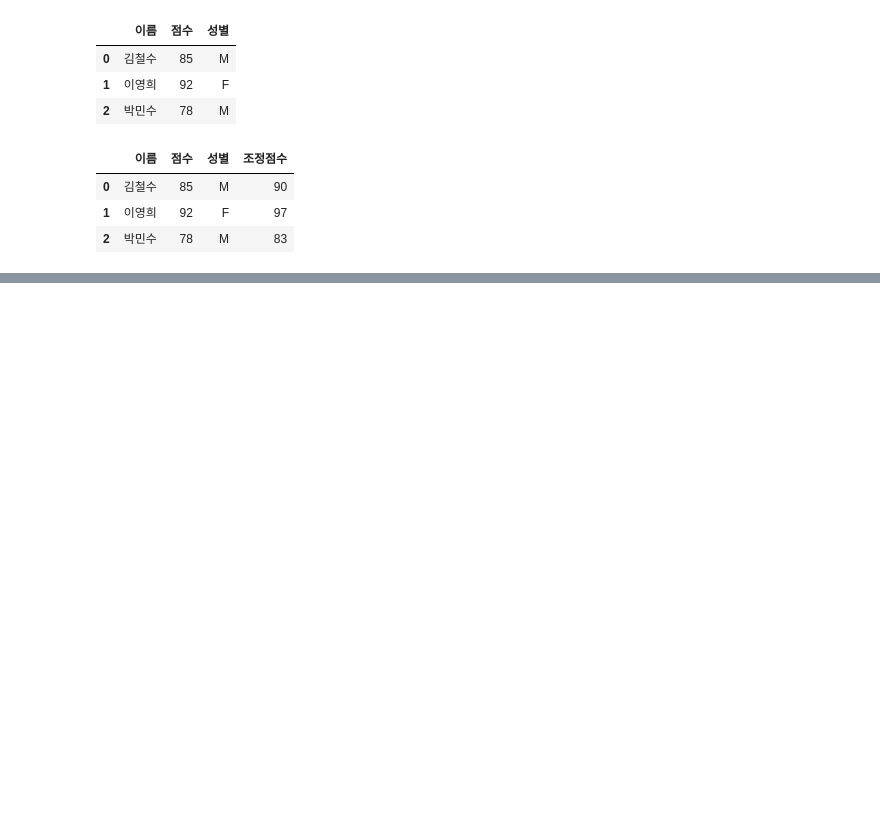
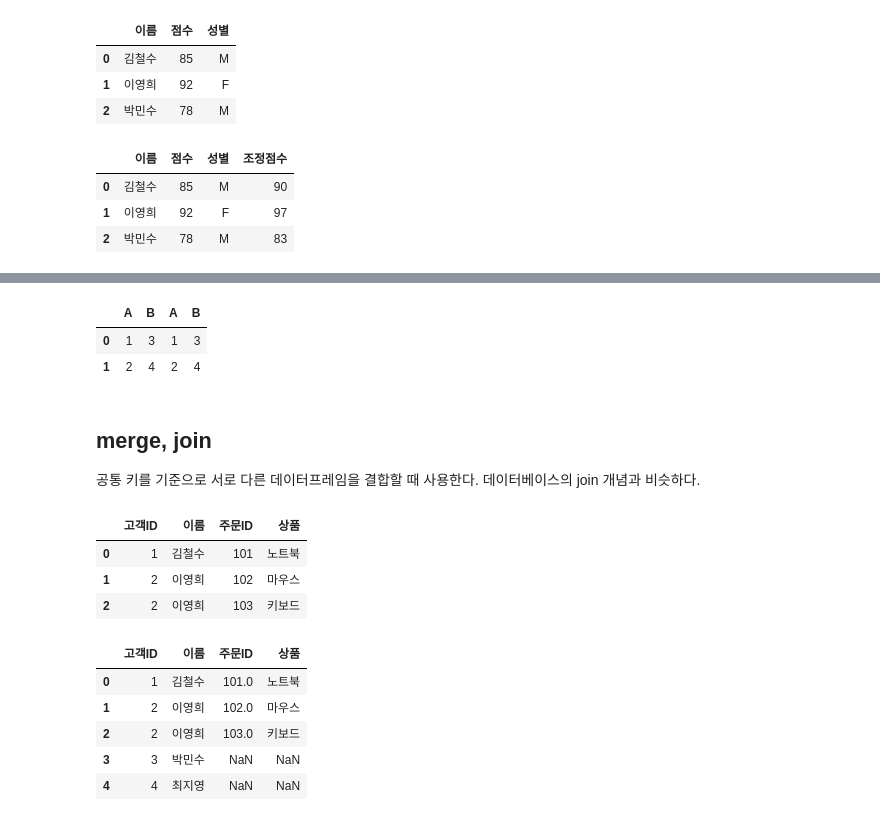
Before and after one commit to j-ai-616/04_data_analysis, a Jupyter notebook: 02_pandas/05_transformation.ipynb, the cells around one changed output, grey strips where cells are left out. Cells and saved outputs as stored; diff of their text form; code cells hidden in the pictures; blank space fills up the shorter version.

```diff
--- a/02_pandas/05_transformation.ipynb
+++ b/02_pandas/05_transformation.ipynb
@@ -42,0 +128,10 @@ def grade(x):
+# %%
+# 가로 결합: 열 방향으로 이어 붙이기
+pd.concat([df1, df1], axis=1)
+# %% [output]
+|  | A | B | A | B |
+| 0 | 1 | 3 | 1 | 3 |
+| 1 | 2 | 4 | 2 | 4 |
+# %% [markdown]
+## merge, join
+공통 키를 기준으로 서로 다른 데이터프레임을 결합할 때 사용한다. 데이터베이스의 join 개념과 비슷하다.
@@ -42,0 +151,18 @@ def grade(x):
+# %%
+# inner join: 양쪽에 모두 존재하는 고객 ID만 남긴다
+pd.merge(customers, orders, on='고객ID', how='inner')
+# %% [output]
+|  | 고객ID | 이름 | 주문ID | 상품 |
+| 0 | 1 | 김철수 | 101 | 노트북 |
+| 1 | 2 | 이영희 | 102 | 마우스 |
+| 2 | 2 | 이영희 | 103 | 키보드 |
+# %%
+# left join: 왼쪽은 모두 유지하고, 오른쪽에 없으면 NaN이 들어간다.
+pd.merge(customers, orders, on='고객ID', how='left')  # 먼저 서술한 것이 left(customers)
+# %% [output]
+|  | 고객ID | 이름 | 주문ID | 상품 |
+| 0 | 1 | 김철수 | 101.0 | 노트북 |
+| 1 | 2 | 이영희 | 102.0 | 마우스 |
+| 2 | 2 | 이영희 | 103.0 | 키보드 |
+| 3 | 3 | 박민수 | NaN | NaN |
+| 4 | 4 | 최지영 | NaN | NaN |
```
Also changed, not shown: parts of 19 cells of this notebook.
